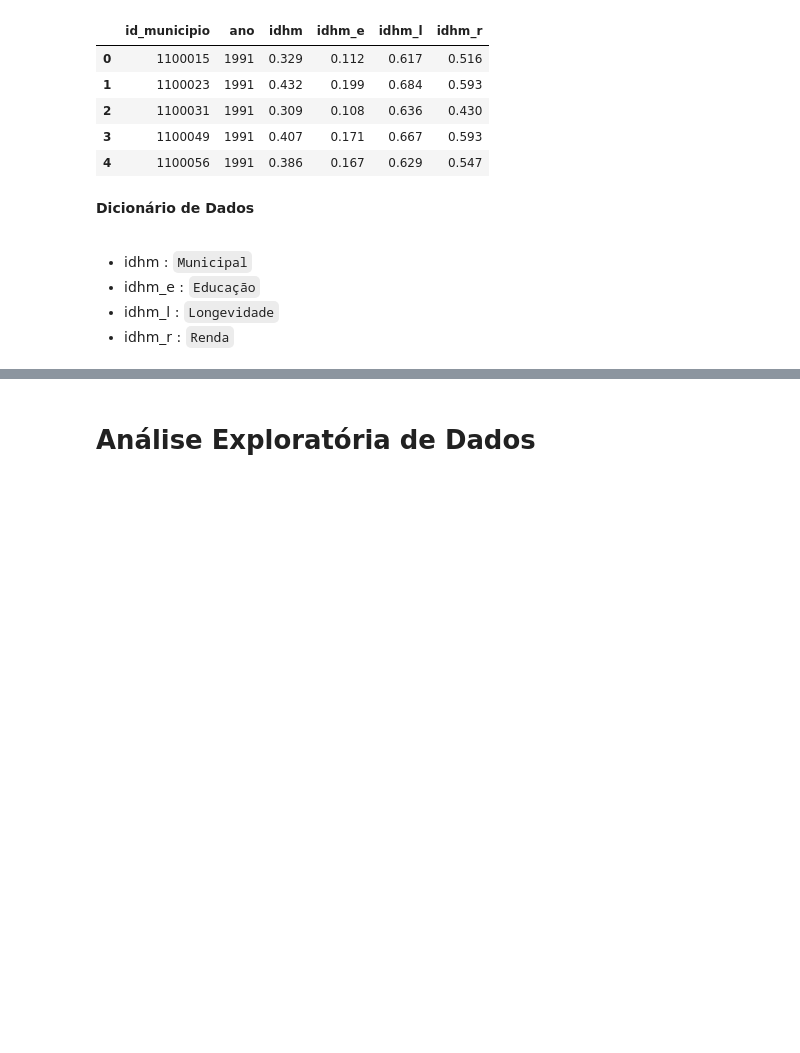
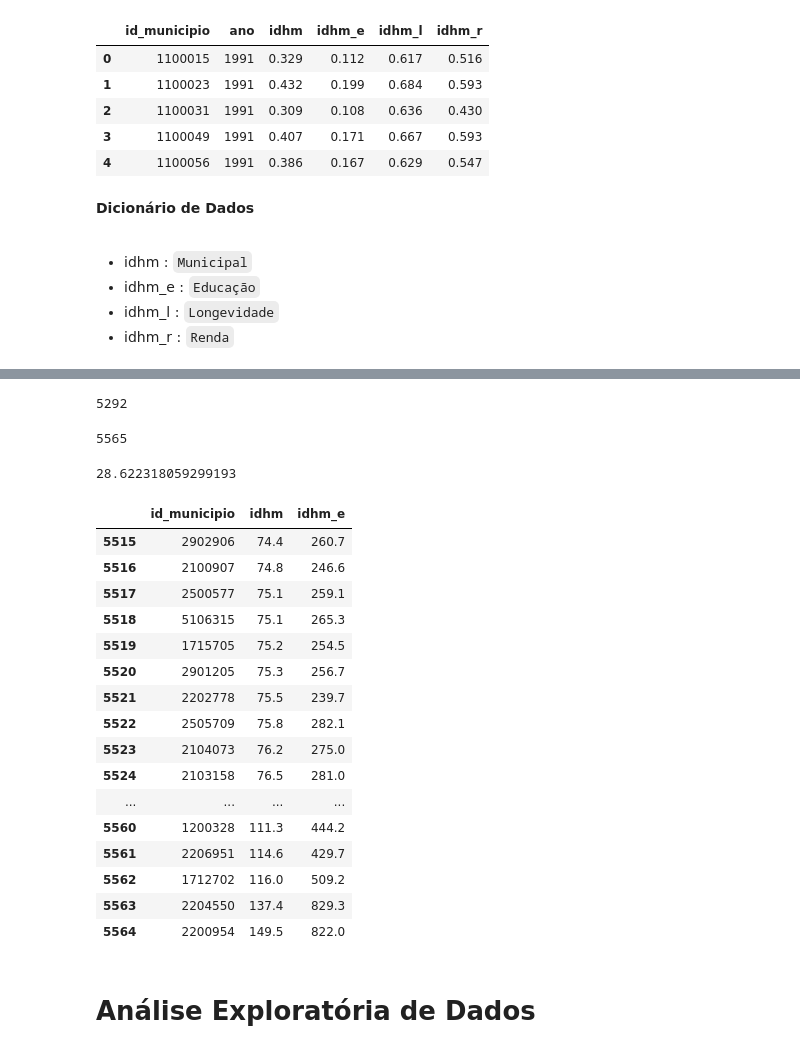
Before and after one commit to UFRJ-Analytica/odd2021, a Jupyter notebook: teste_cliente_basedosdados.ipynb, the cells around one changed output, grey strips where cells are left out. Drawn from its saved outputs; the diff is of its cells as text; code cells hidden in the pictures; blank space fills up the shorter version.

Commit message:
Analise evolucao dos IDHs por municipio

```diff
--- a/teste_cliente_basedosdados.ipynb
+++ b/teste_cliente_basedosdados.ipynb
@@ -116,6 +119,64 @@ df_total_municipios.head(5)
 | 2 | 1100015 | 2010 | 0.641 | 0.526 | 0.763 | 0.657 | Alta Floresta D'Oeste | 0 | Rondônia | Norte | ... |
 | 3 | 1100023 | 1991 | 0.432 | 0.199 | 0.684 | 0.593 | Ariquemes | 0 | Rondônia | Norte | ... |
 | 4 | 1100023 | 2000 | 0.556 | 0.343 | 0.742 | 0.674 | Ariquemes | 0 | Rondônia | Norte | ... |
+# %%
+len(df_total_municipios["municipio"].unique())
+# %% [output]
+5292
+# %%
+len(df_total_municipios["id_municipio"].unique())
+# %% [output]
+5565
+# %%
+evolucao_idh_municipio = { "id_municipio": list(df_total_municipios["id_municipio"].unique()), "idhm": [], "idhm_e":[]}
+
+lista_var_percent_idhm = []
+
+lista_var_percent_idhm_e = []
+
+for id_municipio in evolucao_idh_municipio["id_municipio"]:
+
+    df_var_idhm = df_total_municipios.loc[df_total_municipios["id_municipio"] == id_municipio, "idhm"].values
+
+    df_var_idhm_e = df_total_municipios.loc[df_total_municipios["id_municipio"] == id_municipio, "idhm_e"].values
+
+    var_percent_idhm = round(((df_var_idhm[2]/df_var_idhm[1])-1)*100,1)
+
+    var_percent_idhm_e = round(((df_var_idhm_e[2]/df_var_idhm_e[1])-1)*100,1)
+
+    lista_var_percent_idhm.append(var_percent_idhm)
+
+    lista_var_percent_idhm_e.append(var_percent_idhm_e)
+
+evolucao_idh_municipio["idhm"] = lista_var_percent_idhm
+
+evolucao_idh_municipio["idhm_e"] = lista_var_percent_idhm_e
+# %%
+df_evolucao_idh = pd.DataFrame.from_dict(evolucao_idh_municipio)
+# %%
+df_evolucao_idh["idhm"].mean()
+# %% [output]
+28.622318059299193
+# %%
+df_evolucao_idh.sort_values(by='idhm').reset_index(drop=True)[-50:]
+# %% [output]
+|  | id_municipio | idhm | idhm_e |
+| 5515 | 2902906 | 74.4 | 260.7 |
+| 5516 | 2100907 | 74.8 | 246.6 |
+| 5517 | 2500577 | 75.1 | 259.1 |
+| 5518 | 5106315 | 75.1 | 265.3 |
+| 5519 | 1715705 | 75.2 | 254.5 |
+| 5520 | 2901205 | 75.3 | 256.7 |
+| 5521 | 2202778 | 75.5 | 239.7 |
+| 5522 | 2505709 | 75.8 | 282.1 |
+| 5523 | 2104073 | 76.2 | 275.0 |
+| 5524 | 2103158 | 76.5 | 281.0 |
+| ... | ... | ... | ... |
+| 5560 | 1200328 | 111.3 | 444.2 |
+| 5561 | 2206951 | 114.6 | 429.7 |
+| 5562 | 1712702 | 116.0 | 509.2 |
+| 5563 | 2204550 | 137.4 | 829.3 |
+| 5564 | 2200954 | 149.5 | 822.0 |
 # %% [markdown]
 # Análise Exploratória de Dados
 # %%
```
Also changed, not shown: parts of 8 cells of this notebook, 1 other file.
